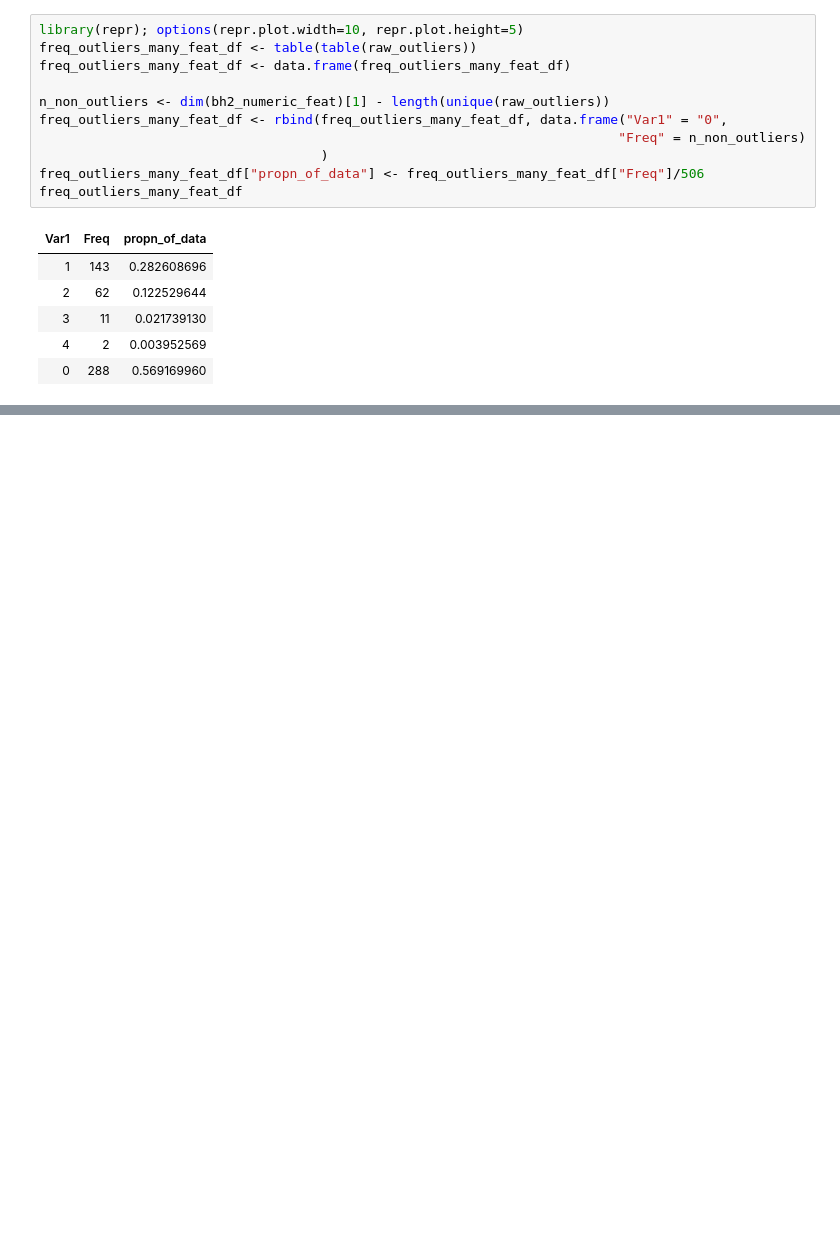
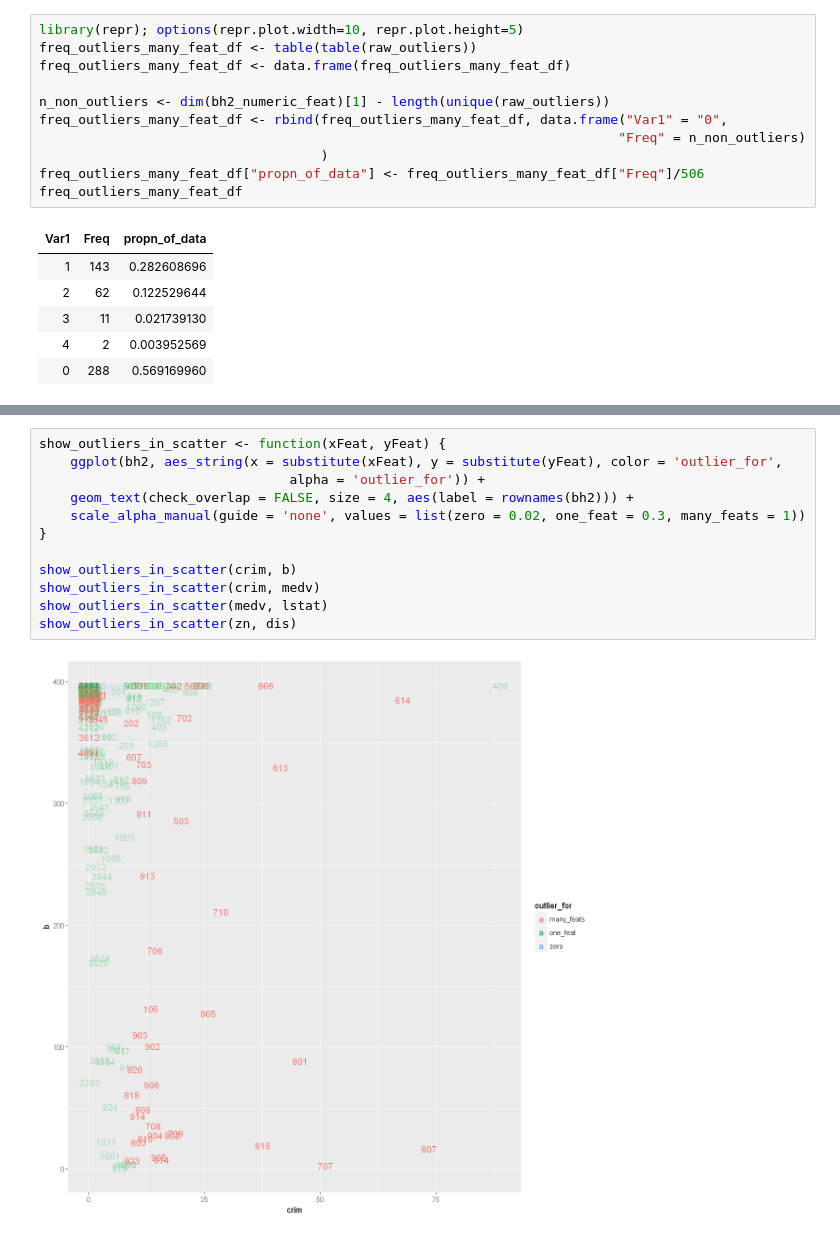
Before and after one commit to vduong314159/Boston_Housing, a Jupyter notebook: ipynb/05-outlier_analysis.ipynb, the cells around one changed output, grey strips where cells are left out. Cells and saved outputs as stored; diff of their text form; blank space fills up the shorter version.

```diff
--- a/ipynb/05-outlier_analysis.ipynb
+++ b/ipynb/05-outlier_analysis.ipynb
@@ -257,0 +300,14 @@ freq_outliers_many_feat_df
+# %%
+show_outliers_in_scatter <- function(xFeat, yFeat) {
+    ggplot(bh2, aes_string(x = substitute(xFeat), y = substitute(yFeat), color = 'outlier_for',
+                                alpha = 'outlier_for')) +
+    geom_text(check_overlap = FALSE, size = 4, aes(label = rownames(bh2))) +
+    scale_alpha_manual(guide = 'none', values = list(zero = 0.02, one_feat = 0.3, many_feats = 1))
+}
+
+show_outliers_in_scatter(crim, b)
+show_outliers_in_scatter(crim, medv)
+show_outliers_in_scatter(medv, lstat)
+show_outliers_in_scatter(zn, dis)
+# %% [output]
+[figure, added]
```
Also changed, not shown: parts of 9 cells of this notebook, 5 other files.
